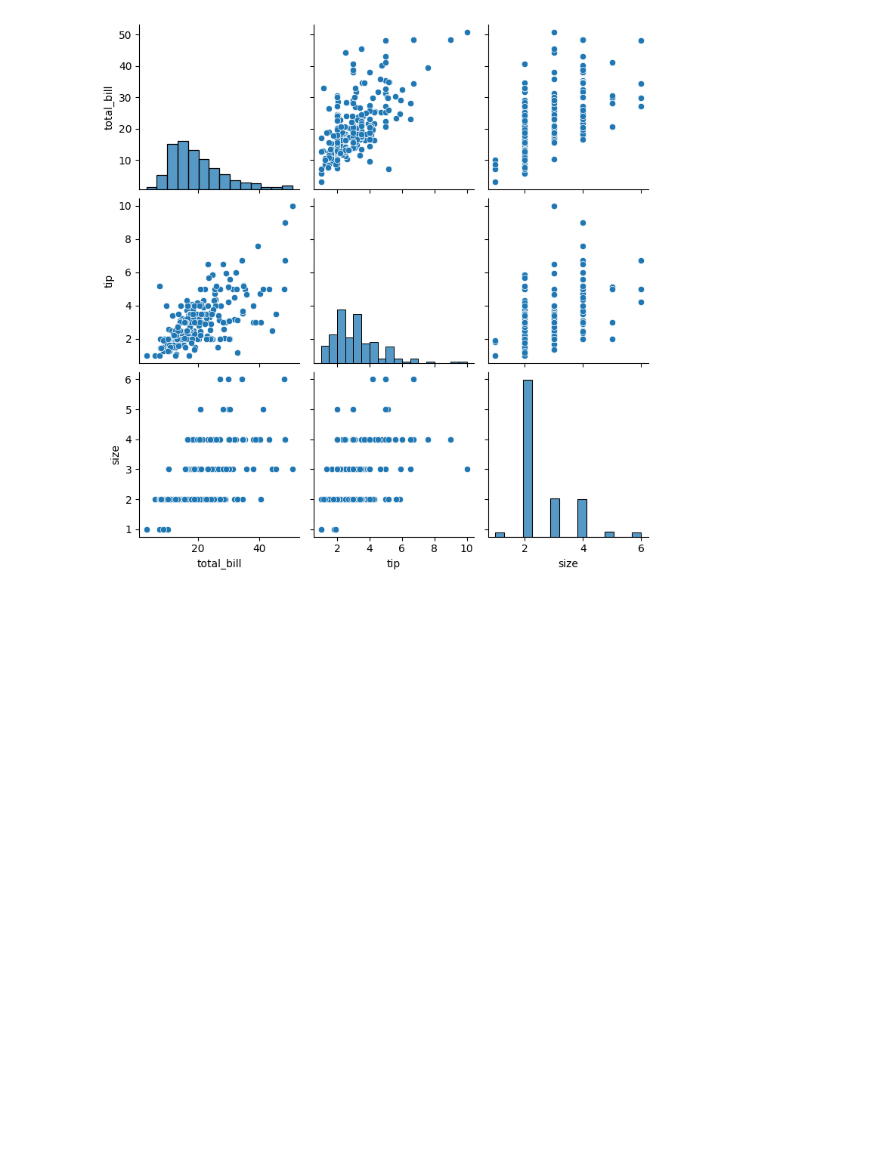
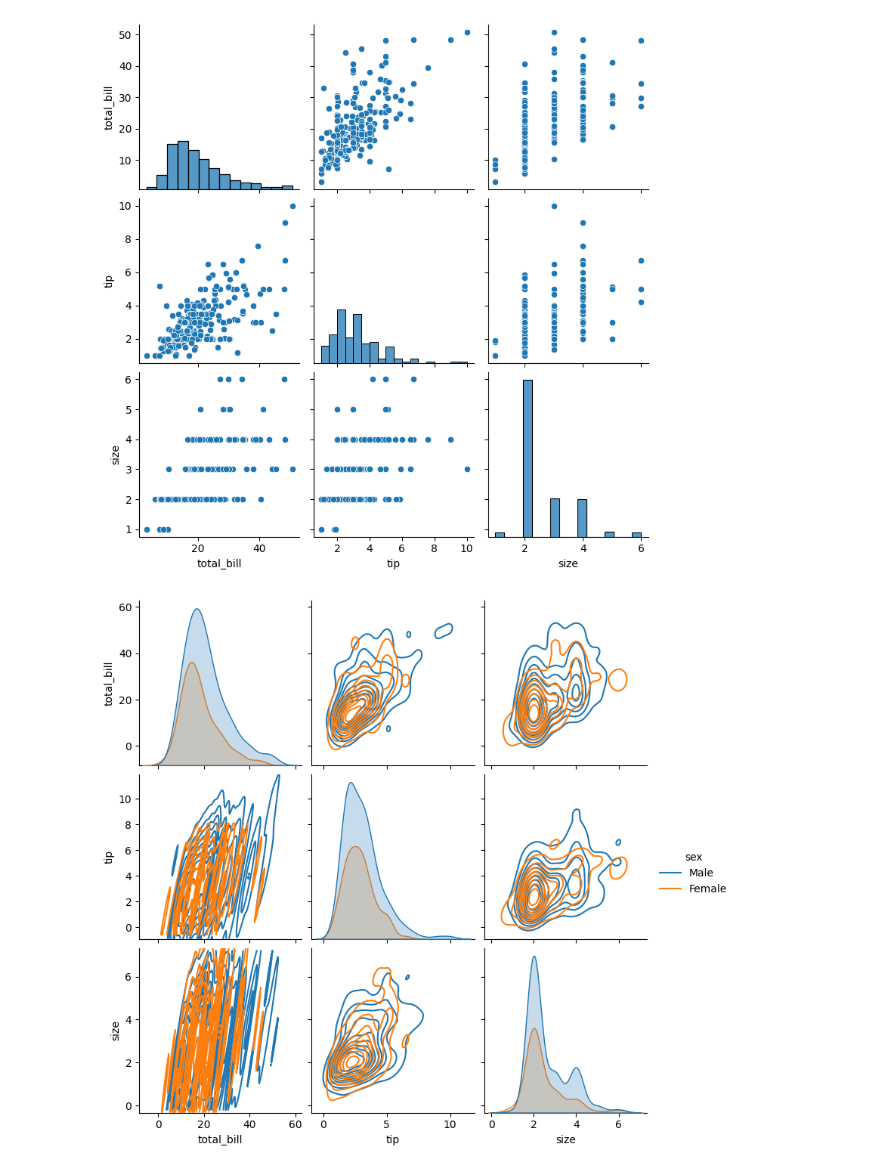
Before and after one commit to ARYANPATEL-BIT/learn-Pandas, a Jupyter notebook: seaborn.ipynb, the cells around one changed output. Cells and saved outputs as stored; diff of their text form; code cells hidden in the pictures; blank space fills up the shorter version.

Commit message:
pairplot

```diff
--- a/seaborn.ipynb
+++ b/seaborn.ipynb
@@ -162,3 +162,8 @@ sns.pairplot(df)
 plt.show()
 # %% [output]
 [figure]
+# %%
+sns.pairplot(df, hue='sex', kind='kde')
+plt.show()
+# %% [output]
+[figure, added]
```
